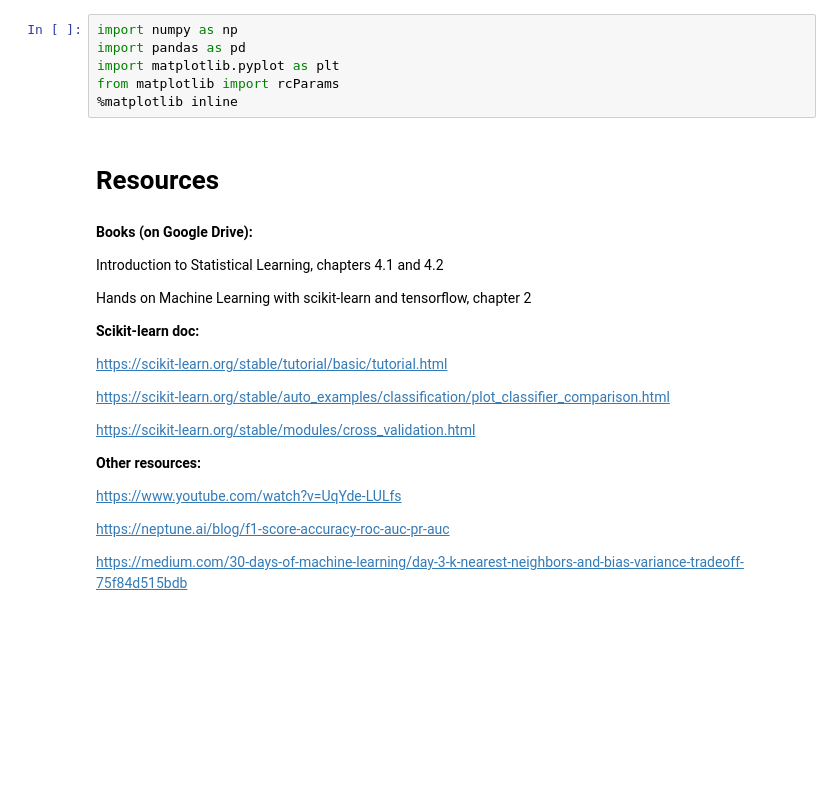
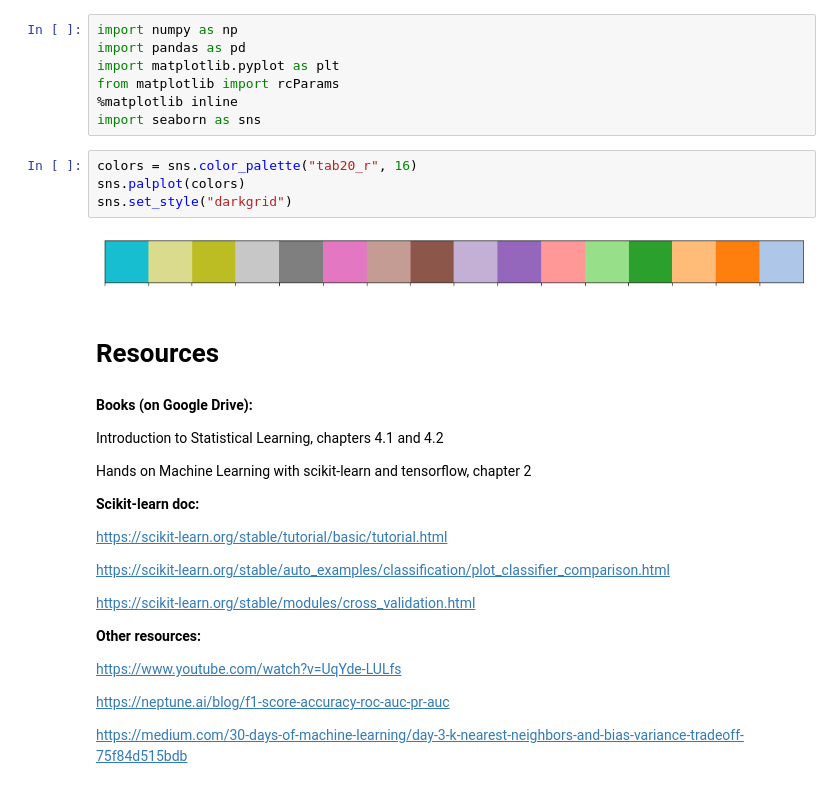
Before and after one commit to ManuLabricole/CDN-MachineLearning, a Jupyter notebook: ML2/notebooks/Machine_Learning_2.1_Classification.ipynb, the cells around one changed output. Saved outputs shown, nothing was run; the diff lists cells and outputs as text; blank space fills up the shorter version.

```diff
--- a/ML2/notebooks/Machine_Learning_2.1_Classification.ipynb
+++ b/ML2/notebooks/Machine_Learning_2.1_Classification.ipynb
@@ -4,6 +4,13 @@ import pandas as pd
 import matplotlib.pyplot as plt
 from matplotlib import rcParams
 %matplotlib inline
+import seaborn as sns
+# %%
+colors = sns.color_palette("tab20_r", 16)
+sns.palplot(colors)
+sns.set_style("darkgrid")
+# %% [output]
+[figure, added]
 # %% [markdown]
 # Resources
 # %% [markdown]
```
Also changed, not shown: parts of 26 cells of this notebook.
